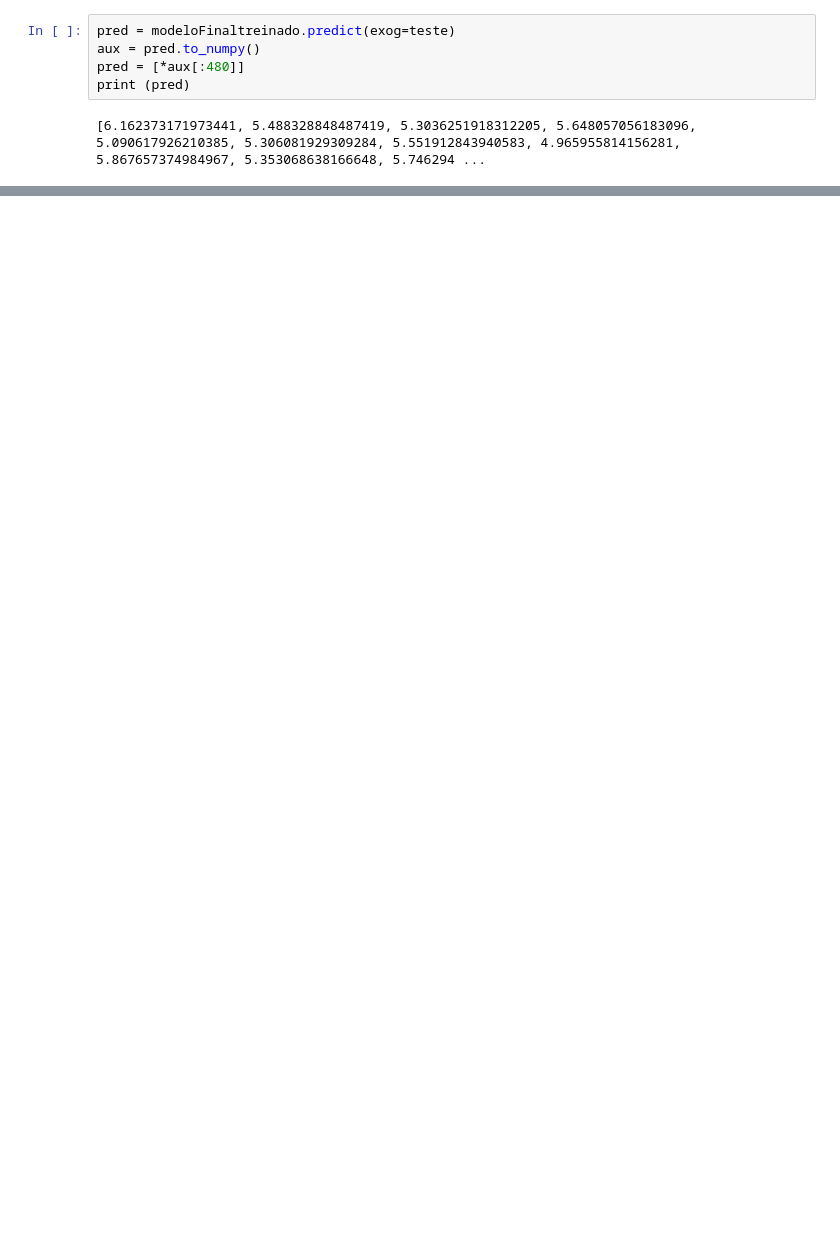
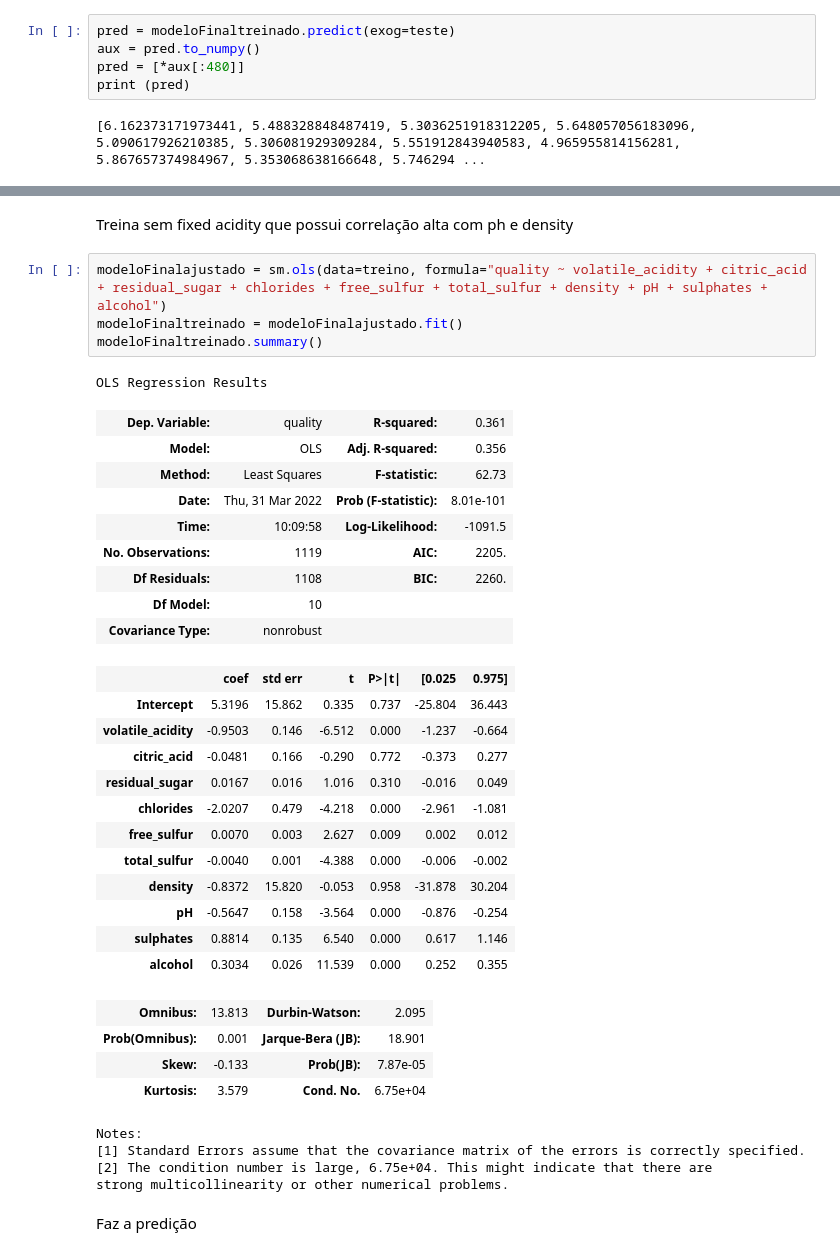
Before and after one commit to viniolvs/ML-Regression, a Jupyter notebook: regressaoLinear.ipynb, the cells around one changed output, grey strips where cells are left out. Drawn from its saved outputs; the diff is of its cells as text; blank space fills up the shorter version.

Commit message:
Fineshed linear regression

```diff
--- a/regressaoLinear.ipynb
+++ b/regressaoLinear.ipynb
@@ -123,0 +131,39 @@ print (rms)
+# %% [markdown]
+Treina sem fixed acidity que possui correlação alta com ph e density
+# %%
+modeloFinalajustado = sm.ols(data=treino, formula="quality ~ volatile_acidity + citric_acid + residual_sugar + chlorides + free_sulfur + total_sulfur + density + pH + sulphates + alcohol")
+modeloFinaltreinado = modeloFinalajustado.fit()
+modeloFinaltreinado.summary()
+# %% [output]
+OLS Regression Results
+| Dep. Variable: | quality | R-squared: | 0.361 |
+| Model: | OLS | Adj. R-squared: | 0.356 |
+| Method: | Least Squares | F-statistic: | 62.73 |
+| Date: | Thu, 31 Mar 2022 | Prob (F-statistic): | 8.01e-101 |
+| Time: | 10:09:58 | Log-Likelihood: | -1091.5 |
+| No. Observations: | 1119 | AIC: | 2205. |
+| Df Residuals: | 1108 | BIC: | 2260. |
+| Df Model: | 10 |  |  |
+| Covariance Type: | nonrobust |  |  |
+|  | coef | std err | t | P>|t| | [0.025 | 0.975] |
+| Intercept | 5.3196 | 15.862 | 0.335 | 0.737 | -25.804 | 36.443 |
+| volatile_acidity | -0.9503 | 0.146 | -6.512 | 0.000 | -1.237 | -0.664 |
+| citric_acid | -0.0481 | 0.166 | -0.290 | 0.772 | -0.373 | 0.277 |
+| residual_sugar | 0.0167 | 0.016 | 1.016 | 0.310 | -0.016 | 0.049 |
+| chlorides | -2.0207 | 0.479 | -4.218 | 0.000 | -2.961 | -1.081 |
+| free_sulfur | 0.0070 | 0.003 | 2.627 | 0.009 | 0.002 | 0.012 |
+| total_sulfur | -0.0040 | 0.001 | -4.388 | 0.000 | -0.006 | -0.002 |
+| density | -0.8372 | 15.820 | -0.053 | 0.958 | -31.878 | 30.204 |
+| pH | -0.5647 | 0.158 | -3.564 | 0.000 | -0.876 | -0.254 |
+| sulphates | 0.8814 | 0.135 | 6.540 | 0.000 | 0.617 | 1.146 |
+| alcohol | 0.3034 | 0.026 | 11.539 | 0.000 | 0.252 | 0.355 |
+| Omnibus: | 13.813 | Durbin-Watson: | 2.095 |
+| Prob(Omnibus): | 0.001 | Jarque-Bera (JB): | 18.901 |
+| Skew: | -0.133 | Prob(JB): | 7.87e-05 |
+| Kurtosis: | 3.579 | Cond. No. | 6.75e+04 |
+Notes:
+[1] Standard Errors assume that the covariance matrix of the errors is correctly specified.
+[2] The condition number is large, 6.75e+04. This might indicate that there are
+strong multicollinearity or other numerical problems.
+# %% [markdown]
+Faz a predição
```
Also changed, not shown: parts of 9 cells of this notebook.
